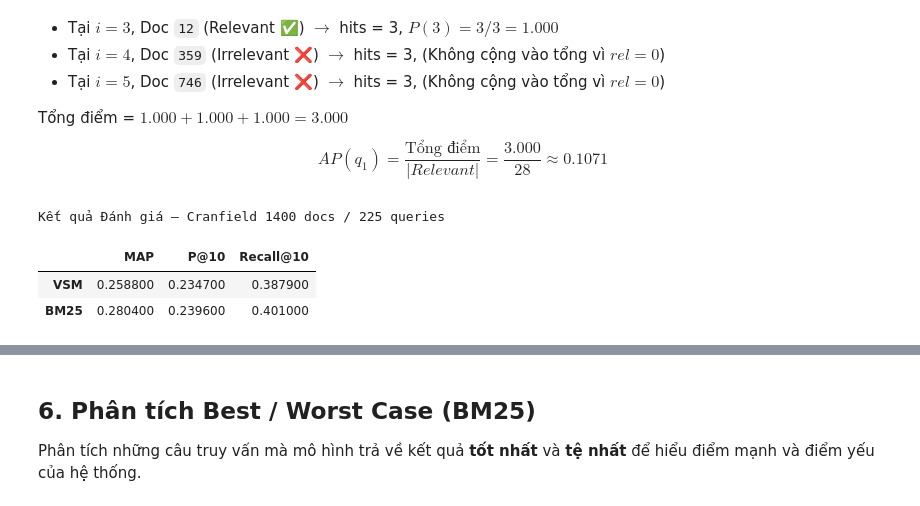
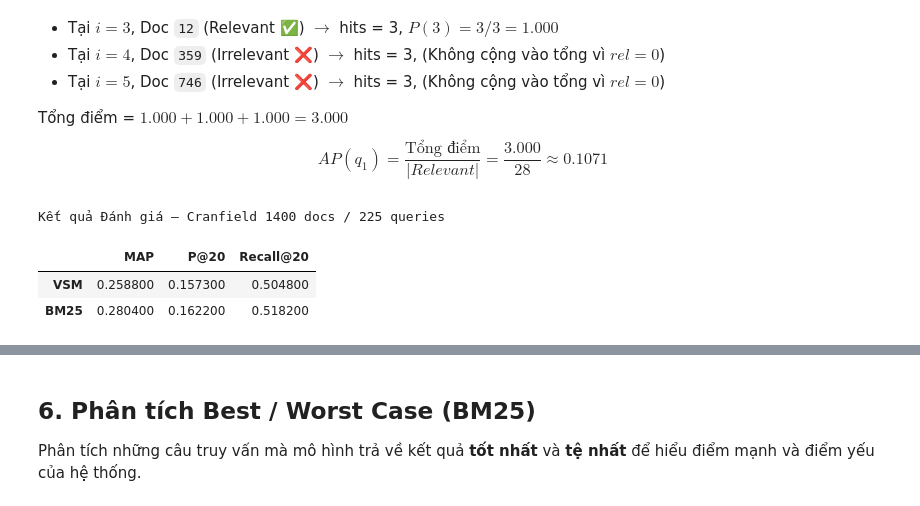
Before and after one commit to BPhucKHMT/CS419, a Jupyter notebook: final_project_cs419.ipynb, the cells around one changed output, grey strips where cells are left out. Cells and saved outputs as stored; diff of their text form; code cells hidden in the pictures.

```diff
--- a/final_project_cs419.ipynb
+++ b/final_project_cs419.ipynb
@@ -374,0 +379,28 @@ TF-IDF matrix shape: (1400, 4452)
+# %%
+term_stats = []
+N = len(processed_docs)
+
+# Đếm tổng tần suất (Total TF) cho toàn bộ từ vựng
+total_tf_counter = Counter()
+for tokens in processed_docs.values():
+    total_tf_counter.update(tokens)
+
+for term, data in vsm_index.items():
+    df = data['nDoc']
+    idf = math.log(N / df)
+    idx = vocab_index[term]
+    max_tfidf = np.max(tfidf_matrix[:, idx])
+
+    term_stats.append({
+        'Term': term,
+        'Total_TF': total_tf_counter[term],
+        'DF': df,
+        'IDF': round(idf, 4),
+        'Max_TFIDF': round(max_tfidf, 4)
+    })
+
+df_terms = pd.DataFrame(term_stats).sort_values(by='Total_TF', ascending=False)
+df_terms.to_csv('tfidf_terms.csv', index=False)
+
+print(f"Đã lưu {len(df_terms)} từ vựng ra file 'tfidf_terms.csv'")
+display(df_terms.head(10))
@@ -526,7 +725,7 @@ def average_precision(retrieved, relevant):
             score += hits / i
     return score / len(relevant_set)
 
-def evaluate_model(results, query_rels, k=10):
+def evaluate_model(results, query_rels, k=20):
     aps, ps, rs = [], [], []
     for qid, retrieved in results.items():
         if qid not in query_rels: continue
@@ -570,27 +769,27 @@ Tổng điểm = $1.000 + 1.000 + 1.000 = 3.000$
 $$AP(q_1) = \frac{\text{Tổng điểm}}{|Relevant|} = \frac{3.000}{28} \approx 0.1071$$
 # %%
 
-# Chạy VSM
+# Chạy VSM – lấy Top 20 để đánh giá P@20, Recall@20
 vsm_results = {}
 for qid, qtext in queries.items():
     vsm_results[qid] = [d for d,_ in search_vsm(qtext, tfidf_matrix, vsm_index, vocab_index, k=20)]
 
-# Chạy BM25
+# Chạy BM25 – lấy Top 20 để đánh giá P@20, Recall@20
 bm25_results = {}
 for qid, qtext in queries.items():
     bm25_results[qid] = [d for d,_ in search_bm25(qtext, bm25_model, k=20)]
 
-vsm_metrics  = evaluate_model(vsm_results,  query_rels, k=10)
-bm25_metrics = evaluate_model(bm25_results, query_rels, k=10)
+vsm_metrics  = evaluate_model(vsm_results,  query_rels, k=20)
+bm25_metrics = evaluate_model(bm25_results, query_rels, k=20)
 
 summary = pd.DataFrame([vsm_metrics, bm25_metrics], index=['VSM', 'BM25'])
 summary.style.set_caption("Kết quả Đánh giá – Cranfield 1400 docs / 225 queries").set_table_styles([
     {'selector':'th','props':[('color','#3b3f8c'),('font-weight','bold'),('text-align','center')]},
     {'selector':'td','props':[('padding','8px 18px'),('text-align','right'),('font-size','15px')]},
     {'selector':'tr:nth-child(even)','props':[('background-color','#f4f5ff')]},
 ])
 # %% [output]
 Kết quả Đánh giá – Cranfield 1400 docs / 225 queries
-|  | MAP | P@10 | Recall@10 |
-| VSM | 0.258800 | 0.234700 | 0.387900 |
-| BM25 | 0.280400 | 0.239600 | 0.401000 |
+|  | MAP | P@20 | Recall@20 |
+| VSM | 0.258800 | 0.157300 | 0.504800 |
+| BM25 | 0.280400 | 0.162200 | 0.518200 |
```
Also changed, not shown: parts of 8 cells of this notebook, 4 other files.
